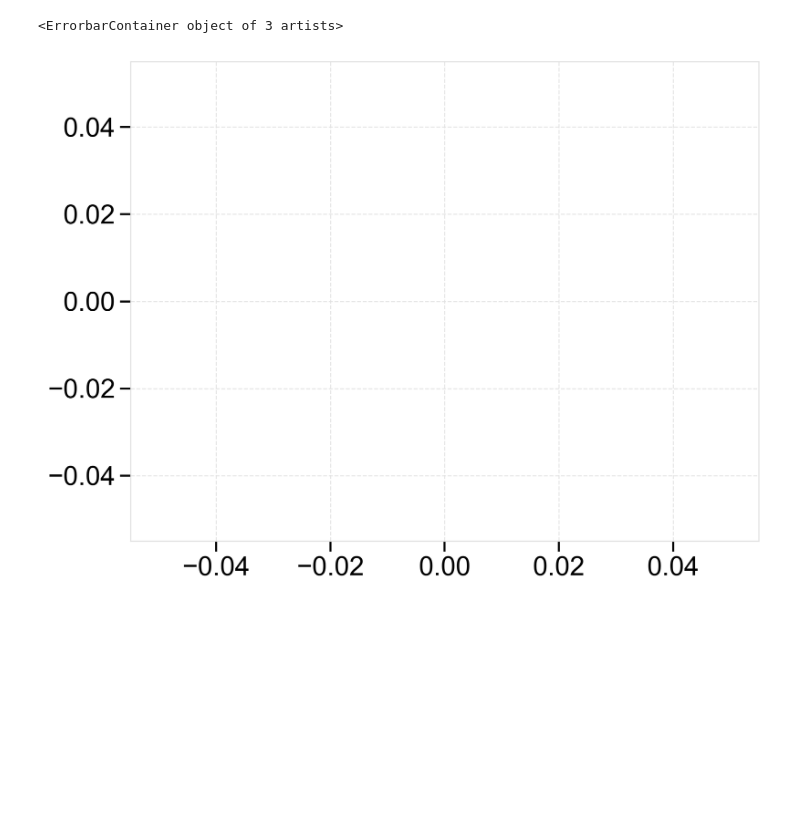
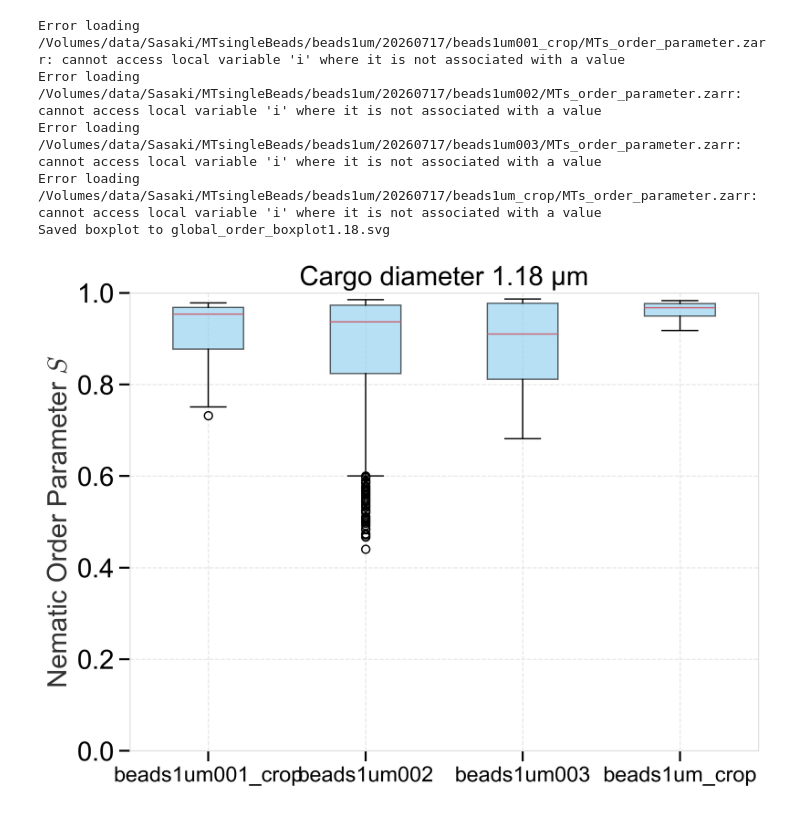
Before and after one commit to wppppupr/MTCargo_analysis, a Jupyter notebook: notebooks/global_order.ipynb, the cells around one changed output. Drawn from its saved outputs; the diff is of its cells as text; code cells hidden in the pictures; blank space fills up the shorter version.

```diff
--- a/notebooks/global_order.ipynb
+++ b/notebooks/global_order.ipynb
@@ -167,8 +92,9 @@ ValueError: setting an array element with a sequence. The requested array has an
-# %%
-fig, ax = plt.subplots()
-ax.errorbar([1], mean_1uM, err_1uM)
-ax.errorbar([4], mean_4uM, err_4uM)
-ax.errorbar([8], mean_8uM, err_8uM)
-# %% [output]
-<ErrorbarContainer object of 3 artists>
-[figure, removed]
+# %%
+op_plot(mypass/"beads1um", cargo_diameter=1.18)
+# %% [output]
+Error loading /Volumes/data/Sasaki/MTsingleBeads/beads1um/20260717/beads1um001_crop/MTs_order_parameter.zarr: cannot access local variable 'i' where it is not associated with a value
+Error loading /Volumes/data/Sasaki/MTsingleBeads/beads1um/20260717/beads1um002/MTs_order_parameter.zarr: cannot access local variable 'i' where it is not associated with a value
+Error loading /Volumes/data/Sasaki/MTsingleBeads/beads1um/20260717/beads1um003/MTs_order_parameter.zarr: cannot access local variable 'i' where it is not associated with a value
+Error loading /Volumes/data/Sasaki/MTsingleBeads/beads1um/20260717/beads1um_crop/MTs_order_parameter.zarr: cannot access local variable 'i' where it is not associated with a value
+Saved boxplot to global_order_boxplot1.18.svg
+[figure, added]
```
Also changed, not shown: parts of 6 cells of this notebook, 2 other files.
